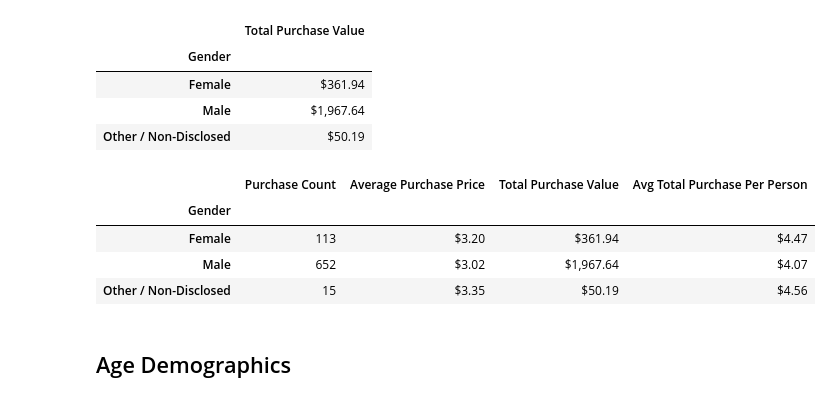
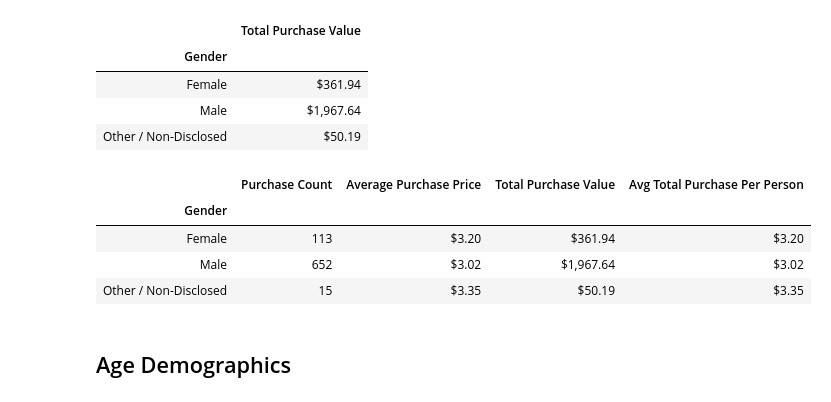
Before and after one commit to scottinsactown/Heroes-of-Pymoli, a Jupyter notebook: HeroesOfPymoli_starter.ipynb, the cells around one changed output. Saved outputs shown, nothing was run; the diff lists cells and outputs as text; code cells hidden in the pictures.

```diff
--- a/HeroesOfPymoli_starter.ipynb
+++ b/HeroesOfPymoli_starter.ipynb
@@ -81,12 +81,12 @@ analysis_df
 
 * Percentage and Count of Other / Non-Disclosed
 # %%
-# Total counts of gender, mindful of players listed more than once
-SN_unique = purchase_data.drop_duplicates(subset='SN')
-#Group by gender
-gender_group = SN_unique.groupby('Gender')
-#Create dataframe on SN to find numbers of players
-gender_num = pd.DataFrame(gender_group['SN'].count())
+# Group by gender
+# ******** SN_unique = purchase_data.drop_duplicates(subset='SN')
+gender_group = purchase_data.groupby('Gender')
+
+# Create dataframe on SN to find numbers of players and mindful of duplicates
+gender_num = pd.DataFrame(gender_group['SN'].nunique())
 gender_num.rename(columns={'SN':'Total Count'},inplace=True)
 gender_num
 # %% [output]
@@ -133,10 +138,11 @@ gender_num
 
 * Display the summary data frame
 # %%
-gender_full_list = purchase_data.groupby('Gender')
+# From above: gender_group = purchase_data.groupby('Gender')
+#******gender_full_list = purchase_data.groupby('Gender')
 
 # Find Purchase Count
-gender_purch_total = pd.DataFrame(gender_full_list['Item ID'].count())
+gender_purch_total = pd.DataFrame(gender_group['Item ID'].count())
 gender_purch_total.rename(columns={'Item ID':'Purchase Count'},inplace=True)
 gender_purch_total
 # %% [output]
@@ -146,9 +152,9 @@ gender_purch_total
 | Male | 652 |
 | Other / Non-Disclosed | 15 |
 # %%
-#Average Purchase Price
-gender_purch_avg = pd.DataFrame(gender_full_list['Price'].sum()/gender_full_list['Item ID'].count())
-gender_purch_avg.rename(columns={0:'Average Purchase Price'},inplace=True)
+# Find and format Average Purchase Price
+gender_purch_avg = pd.DataFrame(gender_group['Price'].mean())
+gender_purch_avg.rename(columns={'Price':'Average Purchase Price'},inplace=True)
 gender_purch_avg['Average Purchase Price']= gender_purch_avg['Average Purchase Price'].map("${:,.2f}".format)
 gender_purch_avg
 # %% [output]
@@ -158,8 +164,8 @@ gender_purch_avg
 | Male | $3.02 |
 | Other / Non-Disclosed | $3.35 |
 # %%
-#Total Purchase Value
-gender_purch_tot = pd.DataFrame(gender_full_list['Price'].sum())
+# Find and format Total Purchase Value
+gender_purch_tot = pd.DataFrame(gender_group['Price'].sum())
 gender_purch_tot.rename(columns={'Price':'Total Purchase Value'},inplace=True)
 gender_purch_tot['Total Purchase Value']= gender_purch_tot['Total Purchase Value'].map("${:,.2f}".format)
 gender_purch_tot
@@ -170,20 +176,21 @@ gender_purch_tot
 | Male | $1,967.64 |
 | Other / Non-Disclosed | $50.19 |
 # %%
-#Average Total Purchase Per Person
-gender_purch_tot_person = pd.DataFrame(gender_full_list['Price'].sum()/gender_group['Item ID'].count())
+# Find and format Average Total Purchase Per Person
+gender_purch_tot_person = pd.DataFrame(gender_group['Price'].sum()/gender_group['Item ID'].count())
 gender_purch_tot_person.rename(columns={0:'Avg Total Purchase Per Person'},inplace=True)
 gender_purch_tot_person['Avg Total Purchase Per Person']= gender_purch_tot_person['Avg Total Purchase Per Person'].map("${:,.2f}".format)
 gender_purch_tot_person
 
+# Combine dataframes
 merge_gender = gender_purch_total.merge(gender_purch_avg,on='Gender').merge(gender_purch_tot,on='Gender').merge(gender_purch_tot_person,on='Gender')
 merge_gender
 # %% [output]
 |  | Purchase Count | Average Purchase Price | Total Purchase Value | Avg Total Purchase Per Person |
 | Gender |  |  |  |  |
-| Female | 113 | $3.20 | $361.94 | $4.47 |
-| Male | 652 | $3.02 | $1,967.64 | $4.07 |
-| Other / Non-Disclosed | 15 | $3.35 | $50.19 | $4.56 |
+| Female | 113 | $3.20 | $361.94 | $3.20 |
+| Male | 652 | $3.02 | $1,967.64 | $3.02 |
+| Other / Non-Disclosed | 15 | $3.35 | $50.19 | $3.35 |
 # %% [markdown]
 ## Age Demographics
 # %% [markdown]
```
Also changed, not shown: parts of 11 cells of this notebook.
